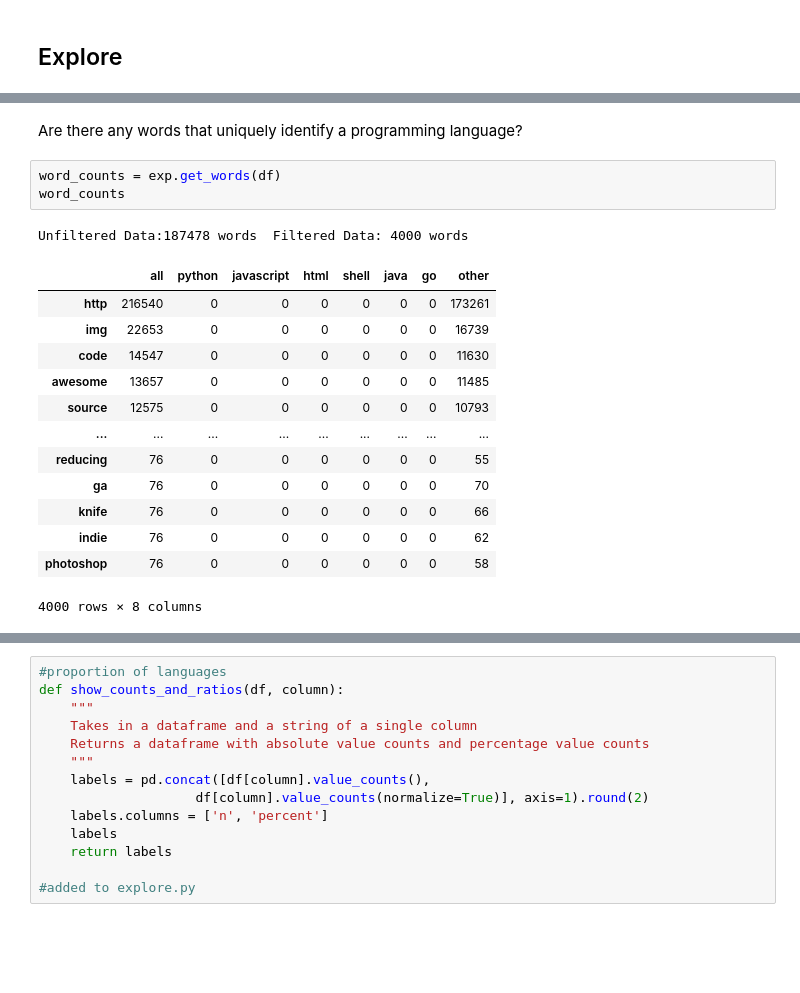
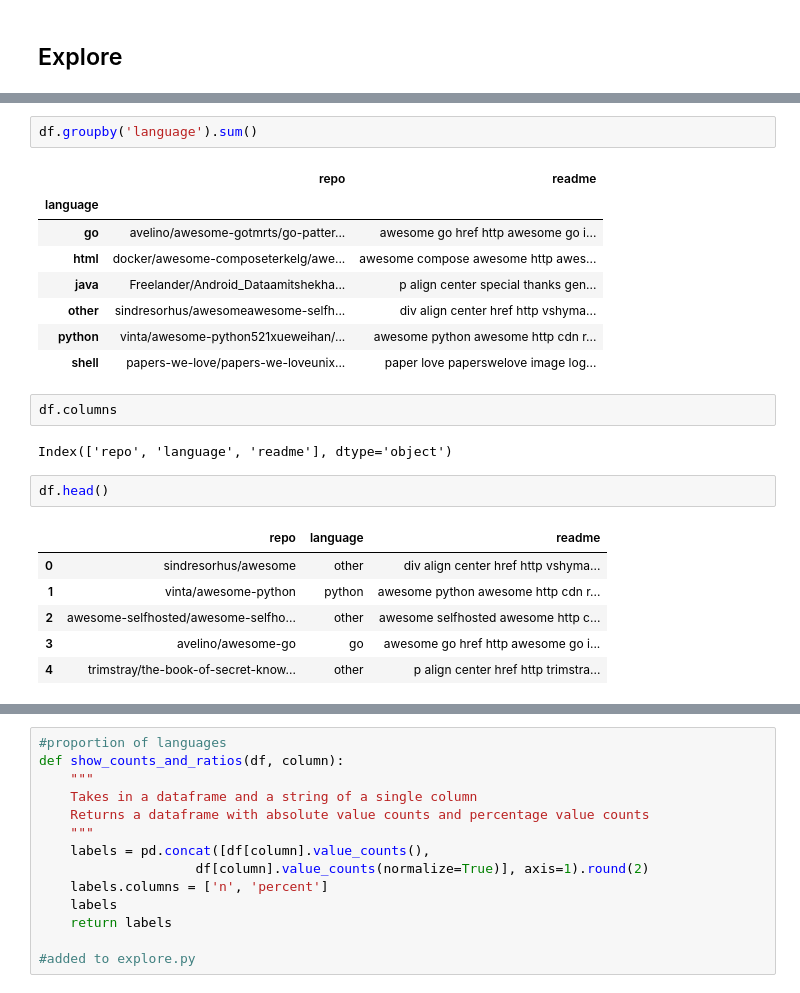
Before and after one commit to projectlanguagepredictor/nlp_launch, a Jupyter notebook: ez_explore.ipynb, the cells around one changed output, grey strips where cells are left out. Drawn from its saved outputs; the diff is of its cells as text; blank space fills up the shorter version.

```diff
--- a/ez_explore.ipynb
+++ b/ez_explore.ipynb
@@ -218,20 +161,24 @@ plt.show()
-# %% [markdown]
-Are there any words that uniquely identify a programming language?
-# %%
-word_counts = exp.get_words(df)
-word_counts
-# %% [output]
-Unfiltered Data:187478 words  Filtered Data: 4000 words
-|  | all | python | javascript | html | shell | java | go | other |
-| http | 216540 | 0 | 0 | 0 | 0 | 0 | 0 | 173261 |
-| img | 22653 | 0 | 0 | 0 | 0 | 0 | 0 | 16739 |
-| code | 14547 | 0 | 0 | 0 | 0 | 0 | 0 | 11630 |
-| awesome | 13657 | 0 | 0 | 0 | 0 | 0 | 0 | 11485 |
-| source | 12575 | 0 | 0 | 0 | 0 | 0 | 0 | 10793 |
-| ... | ... | ... | ... | ... | ... | ... | ... | ... |
-| reducing | 76 | 0 | 0 | 0 | 0 | 0 | 0 | 55 |
-| ga | 76 | 0 | 0 | 0 | 0 | 0 | 0 | 70 |
-| knife | 76 | 0 | 0 | 0 | 0 | 0 | 0 | 66 |
-| indie | 76 | 0 | 0 | 0 | 0 | 0 | 0 | 62 |
-| photoshop | 76 | 0 | 0 | 0 | 0 | 0 | 0 | 58 |
-4000 rows × 8 columns
+# %%
+df.groupby('language').sum()
+# %% [output]
+|  | repo | readme |
+| language |  |  |
+| go | avelino/awesome-gotmrts/go-patter... | awesome go href http awesome go i... |
+| html | docker/awesome-composeterkelg/awe... | awesome compose awesome http awes... |
+| java | Freelander/Android_Dataamitshekha... | p align center special thanks gen... |
+| other | sindresorhus/awesomeawesome-selfh... | div align center href http vshyma... |
+| python | vinta/awesome-python521xueweihan/... | awesome python awesome http cdn r... |
+| shell | papers-we-love/papers-we-loveunix... | paper love paperswelove image log... |
+# %%
+df.columns
+# %% [output]
+Index(['repo', 'language', 'readme'], dtype='object')
+# %%
+df.head()
+# %% [output]
+|  | repo | language | readme |
+| 0 | sindresorhus/awesome | other | div align center href http vshyma... |
+| 1 | vinta/awesome-python | python | awesome python awesome http cdn r... |
+| 2 | awesome-selfhosted/awesome-selfho... | other | awesome selfhosted awesome http c... |
+| 3 | avelino/awesome-go | go | awesome go href http awesome go i... |
+| 4 | trimstray/the-book-of-secret-know... | other | p align center href http trimstra... |
```
Also changed, not shown: parts of 23 cells of this notebook, 3 other files.
